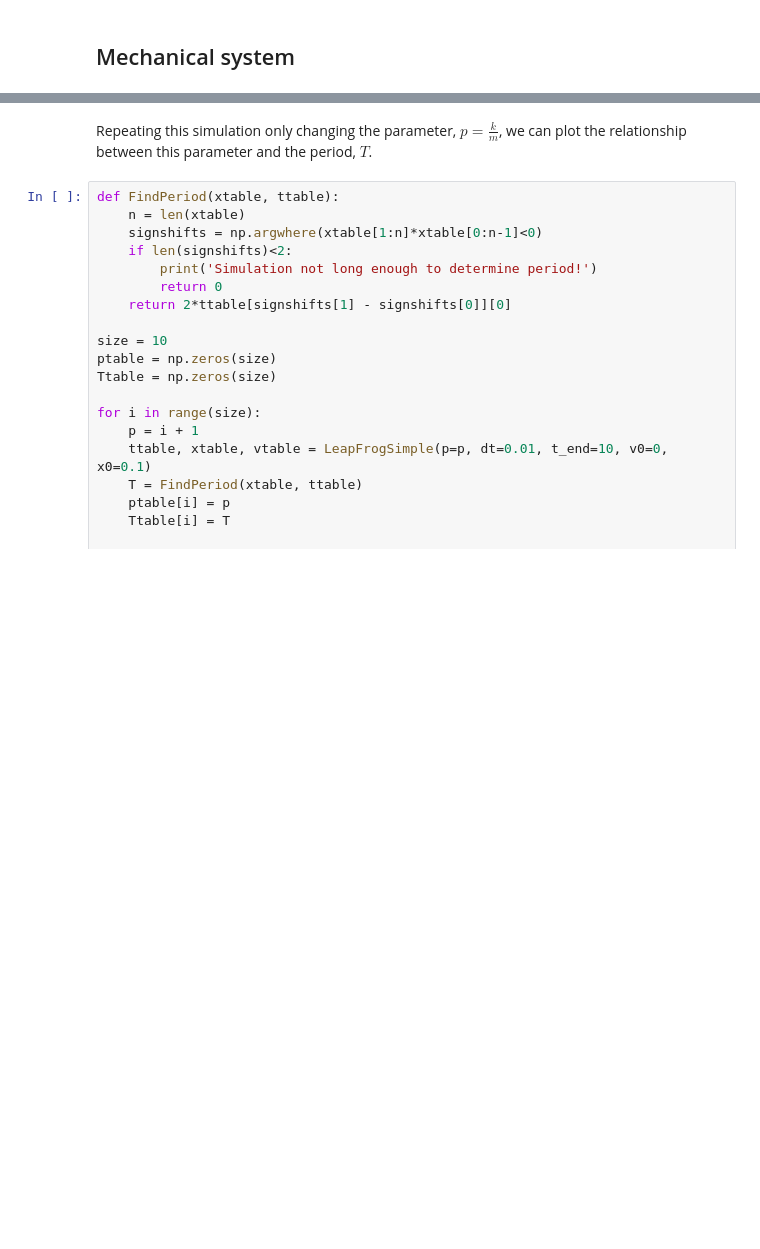
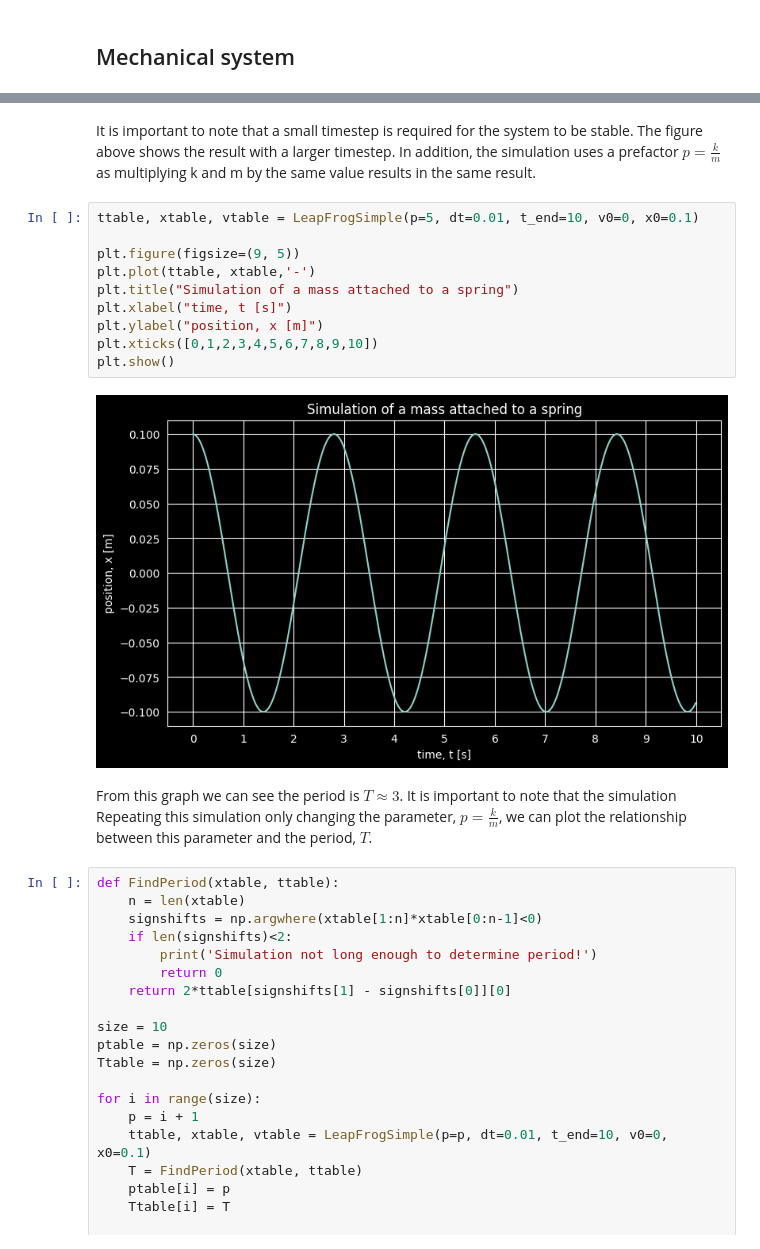
Before and after one commit to Nuhddy/ExperimentalMethods, a Jupyter notebook: Report.ipynb, the cells around one changed output, grey strips where cells are left out. Saved outputs shown, nothing was run; the diff lists cells and outputs as text; blank space fills up the shorter version.

```diff
--- a/Report.ipynb
+++ b/Report.ipynb
@@ -82,5 +86,19 @@ plt.show()
+# %% [markdown]
+It is important to note that a small timestep is required for the system to be stable. The figure above shows the result with a larger timestep. In addition, the simulation uses a prefactor $p = \frac{k}{m}$ as multiplying k and m by the same value results in the same result.
+# %%
+ttable, xtable, vtable = LeapFrogSimple(p=5, dt=0.01, t_end=10, v0=0, x0=0.1)
+
+plt.figure(figsize=(9, 5))
+plt.plot(ttable, xtable,'-')
+plt.title("Simulation of a mass attached to a spring")
+plt.xlabel("time, t [s]")
+plt.ylabel("position, x [m]")
+plt.xticks([0,1,2,3,4,5,6,7,8,9,10])
+plt.show()
+# %% [output]
+[figure, added]
 # %% [markdown]
-Repeating this simulation only changing the parameter, $ p = \frac k m $, we can plot the relationship between this parameter and the period, $T$.
+From this graph we can see the period is $T \approx 3$. It is important to note that the simulation Repeating this simulation only changing the parameter, $ p = \frac k m $, we can plot the relationship between this parameter and the period, $T$.
 # %%
 def FindPeriod(xtable, ttable):
     n = len(xtable)
```
Also changed, not shown: parts of 14 cells of this notebook, 1 other file.
